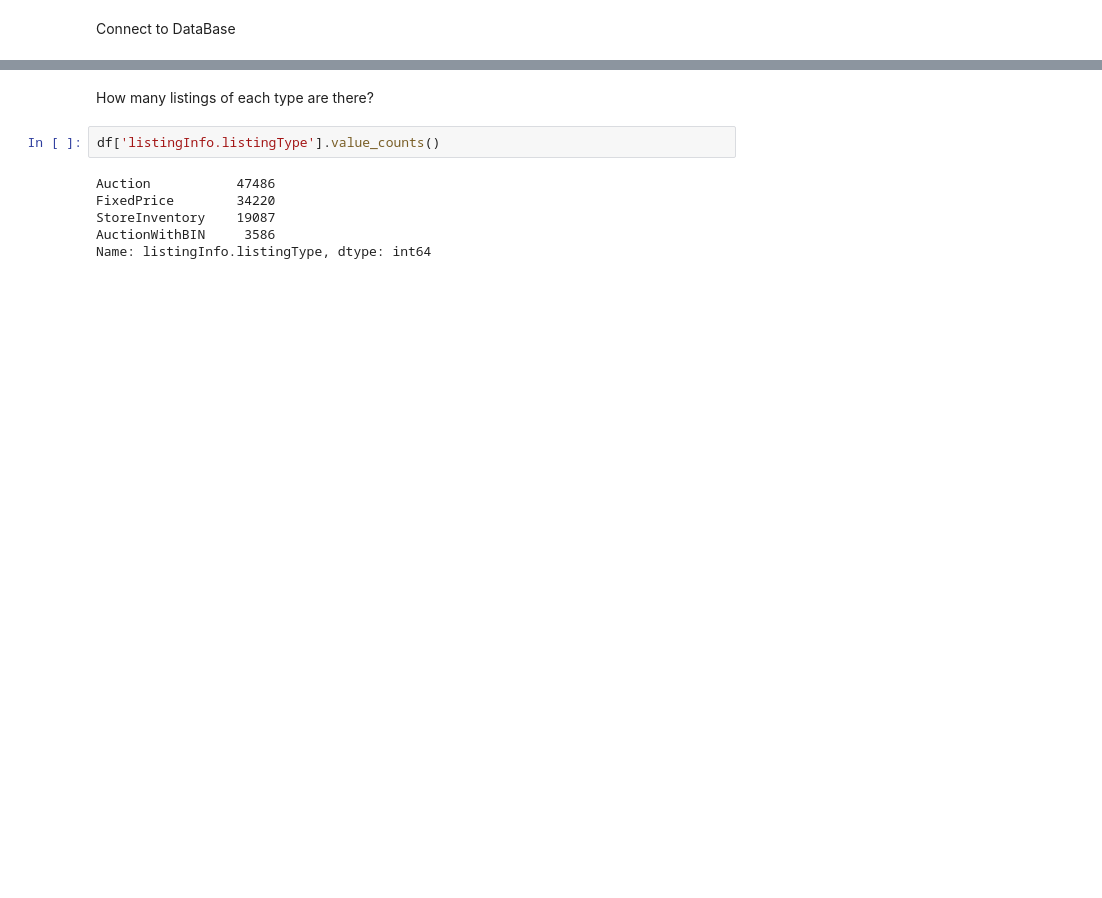
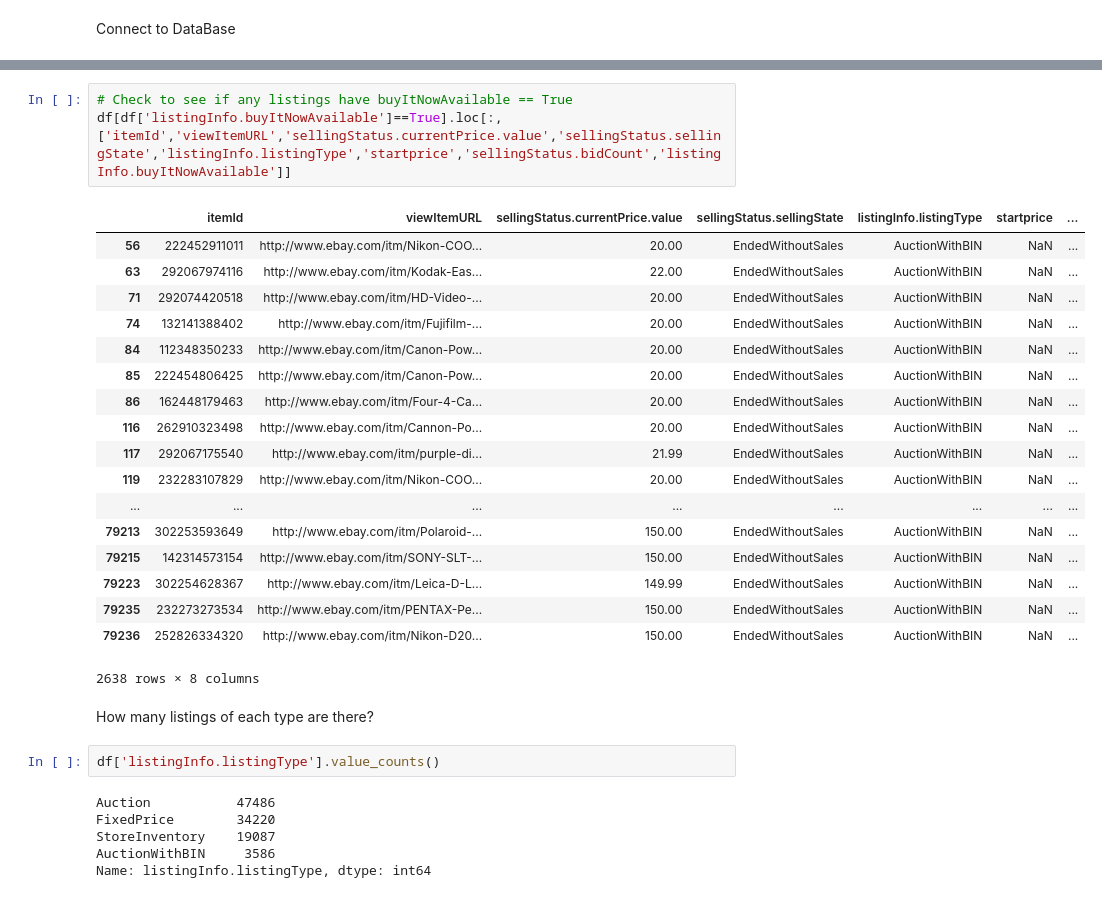
Before and after one commit to NathanZorndorf/ebay-price-predictor, a Jupyter notebook: data-analysis/ebay-exploration.ipynb, the cells around one changed output, grey strips where cells are left out. Drawn from its saved outputs; the diff is of its cells as text; blank space fills up the shorter version.

```diff
--- a/data-analysis/ebay-exploration.ipynb
+++ b/data-analysis/ebay-exploration.ipynb
@@ -47,3 +146,25 @@ df.head(2)
+# %%
+# Check to see if any listings have buyItNowAvailable == True
+df[df['listingInfo.buyItNowAvailable']==True].loc[:,['itemId','viewItemURL','sellingStatus.currentPrice.value','sellingStatus.sellingState','listingInfo.listingType','startprice','sellingStatus.bidCount','listingInfo.buyItNowAvailable']]
+# %% [output]
+|  | itemId | viewItemURL | sellingStatus.currentPrice.value | sellingStatus.sellingState | listingInfo.listingType | startprice | ... |
+| 56 | 222452911011 | http://www.ebay.com/itm/Nikon-COO... | 20.00 | EndedWithoutSales | AuctionWithBIN | NaN | ... |
+| 63 | 292067974116 | http://www.ebay.com/itm/Kodak-Eas... | 22.00 | EndedWithoutSales | AuctionWithBIN | NaN | ... |
+| 71 | 292074420518 | http://www.ebay.com/itm/HD-Video-... | 20.00 | EndedWithoutSales | AuctionWithBIN | NaN | ... |
+| 74 | 132141388402 | http://www.ebay.com/itm/Fujifilm-... | 20.00 | EndedWithoutSales | AuctionWithBIN | NaN | ... |
+| 84 | 112348350233 | http://www.ebay.com/itm/Canon-Pow... | 20.00 | EndedWithoutSales | AuctionWithBIN | NaN | ... |
+| 85 | 222454806425 | http://www.ebay.com/itm/Canon-Pow... | 20.00 | EndedWithoutSales | AuctionWithBIN | NaN | ... |
+| 86 | 162448179463 | http://www.ebay.com/itm/Four-4-Ca... | 20.00 | EndedWithoutSales | AuctionWithBIN | NaN | ... |
+| 116 | 262910323498 | http://www.ebay.com/itm/Cannon-Po... | 20.00 | EndedWithoutSales | AuctionWithBIN | NaN | ... |
+| 117 | 292067175540 | http://www.ebay.com/itm/purple-di... | 21.99 | EndedWithoutSales | AuctionWithBIN | NaN | ... |
+| 119 | 232283107829 | http://www.ebay.com/itm/Nikon-COO... | 20.00 | EndedWithoutSales | AuctionWithBIN | NaN | ... |
+| ... | ... | ... | ... | ... | ... | ... | ... |
+| 79213 | 302253593649 | http://www.ebay.com/itm/Polaroid-... | 150.00 | EndedWithoutSales | AuctionWithBIN | NaN | ... |
+| 79215 | 142314573154 | http://www.ebay.com/itm/SONY-SLT-... | 150.00 | EndedWithoutSales | AuctionWithBIN | NaN | ... |
+| 79223 | 302254628367 | http://www.ebay.com/itm/Leica-D-L... | 149.99 | EndedWithoutSales | AuctionWithBIN | NaN | ... |
+| 79235 | 232273273534 | http://www.ebay.com/itm/PENTAX-Pe... | 150.00 | EndedWithoutSales | AuctionWithBIN | NaN | ... |
+| 79236 | 252826334320 | http://www.ebay.com/itm/Nikon-D20... | 150.00 | EndedWithoutSales | AuctionWithBIN | NaN | ... |
+2638 rows × 8 columns
 # %% [markdown]
 How many listings of each type are there?
 # %%
```
Also changed, not shown: parts of 19 cells of this notebook, 3 other files.
